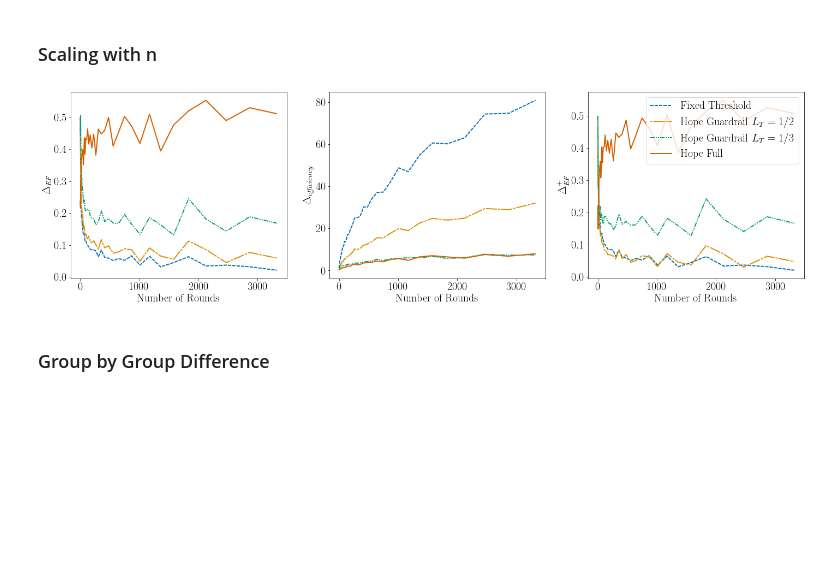
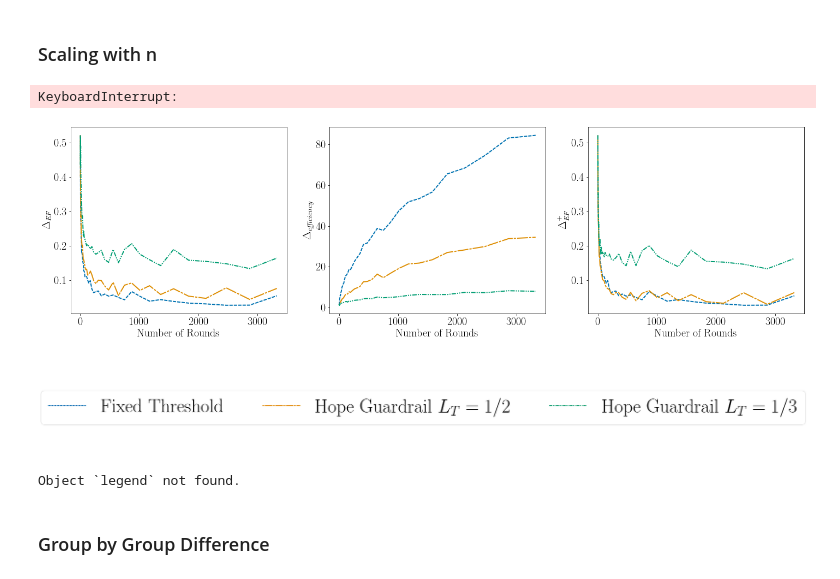
Before and after one commit to seanrsinclair/Online-Resource-Allocation, a Jupyter notebook: simulations/single_resource_poisson.ipynb, the cells around one changed output. Drawn from its saved outputs; the diff is of its cells as text; code cells hidden in the pictures; blank space fills up the shorter version.

```diff
--- a/simulations/single_resource_poisson.ipynb
+++ b/simulations/single_resource_poisson.ipynb
@@ -30,7 +30,8 @@ algo_list = {'Fixed Threshold': fixed_threshold,
              'Hope Guardrail $L_T = 1/2$': lambda a,b,c,d: hope_guardrail(a,b,c,d,1/2),
              'Hope Guardrail $L_T = 1/3$': lambda a,b,c,d: hope_guardrail(a,b,c,d,1/3),
              # 'Hope Online': hope_online,
-             'Hope Full': hope_full}
+             # 'Hope Full': hope_full
+            }
 
 num_iterations = 200
 
@@ -82,8 +83,13 @@ for n in tqdm(num_groups):
         data_dict = {'NumGroups': n, 'Algorithm':algo, 'Norm': 'Ex-Ante Envy', 'Value': np.max(np.mean(np.abs(alloc_diff[index, :, :]), axis=1))}
         data.append(data_dict)
         index += 1
+# %% [output]
+KeyboardInterrupt:
+# %%
+# df = pd.DataFrame.from_records(data)
+# df.to_csv('./data/single_poisson.csv', index=False)
+df = pd.read_csv('./data/single_poisson.csv')
 # %%
-df = pd.DataFrame.from_records(data)
 
 
 df.columns
@@ -127,33 +133,46 @@ sns.lineplot(x='NumGroups', y='Value', hue='Algorithm', style = 'Algorithm', das
             ci = None)
 sns.lineplot(x='NumGroups', y='Value', hue='Algorithm', style = 'Algorithm', dashes = dashesStyles[0:len(algo_list)],
              data=df[df.Norm == 'Waste'], ax = axs[1], palette = sns.color_palette("colorblind", len(algo_list)),
             ci = None)
 
 sns.lineplot(x='NumGroups', y='Value', hue='Algorithm', style = 'Algorithm', dashes = dashesStyles[0:len(algo_list)],
              data=df[df.Norm == 'Ex-Ante Envy'], ax = axs[2], palette = sns.color_palette("colorblind", len(algo_list)),
             ci = None)
 
 
 
 axs[0].get_legend().remove()
 axs[0].set_ylabel(r'$\Delta_{\it EF}$')
 axs[0].set_xlabel(r'Number of Rounds')
 
 axs[1].set_ylabel(r'$\Delta_{\it efficiency}$')
 axs[1].set_xlabel(r'Number of Rounds')
 axs[1].get_legend().remove()
 
 axs[2].get_legend().remove()
 axs[2].set_ylabel(r'$\Delta_{\it EF}^+$')
 axs[2].set_xlabel(r'Number of Rounds')
 
 
-axs[2].legend(ncol = 1, loc= 'upper right')
+# axs[2].legend(ncol = 3, loc= 'upper right', bbox_to_anchor=(0.5, -.15))
 
 
 
 
 plt.show()
-# fg.savefig('poisson.pdf', bbox_inches = 'tight',pad_inches = 0.01, dpi=900)
+fg.savefig('./figures/poisson_single.pdf', bbox_inches = 'tight',pad_inches = 0.01, dpi=900)
 # %% [output]
-[figure, old version]
+[figure, new version]
+# %%
+label_params = axs[0].get_legend_handles_labels()
+
+figl, axl = plt.subplots()
+axl.axis(False)
+axl.legend(*label_params, ncol = 3, loc="center", bbox_to_anchor=(0.5, 0.5), prop={"size":50})
+figl.savefig("LABEL_ONLY.pdf", bbox_inches = 'tight')
+# %% [output]
+[figure, added]
+# %%
+axs[2].legend?
+# %% [output]
+Object `legend` not found.
```
Also changed, not shown: parts of 7 cells of this notebook, 7 other files.
